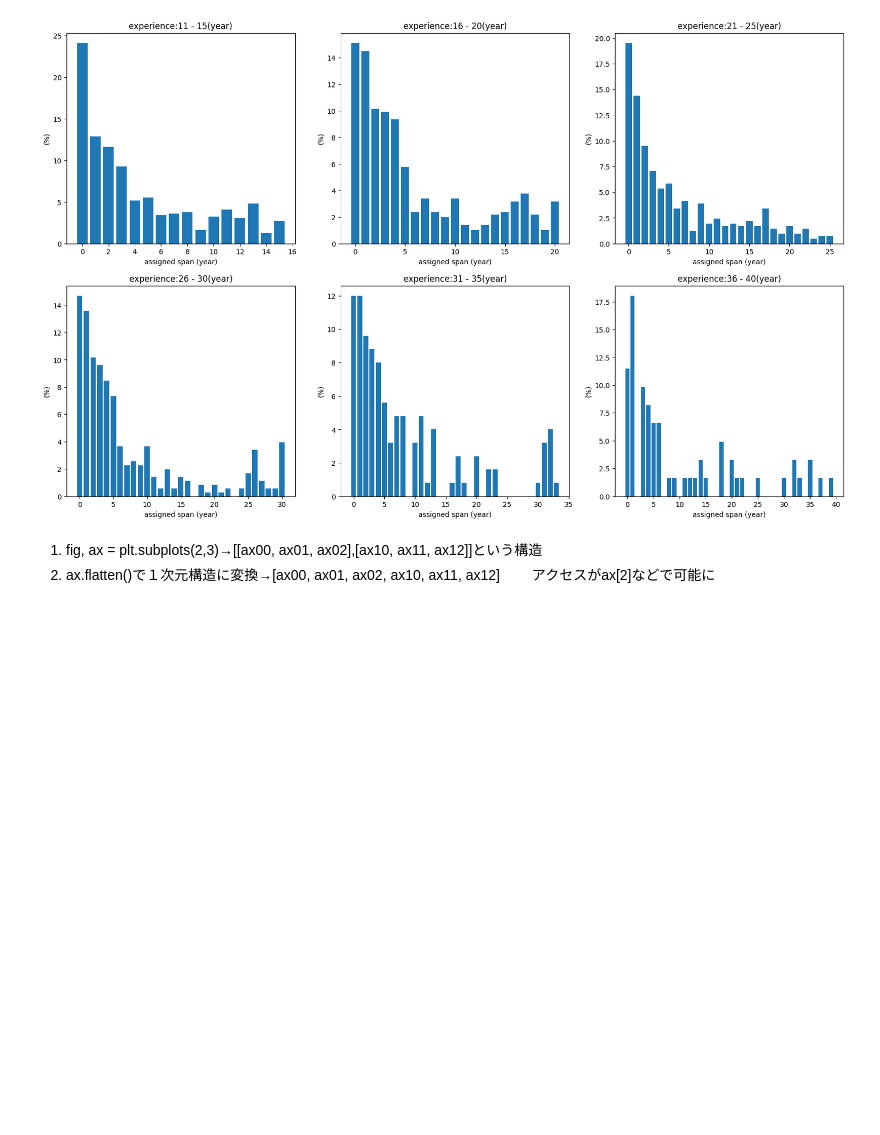
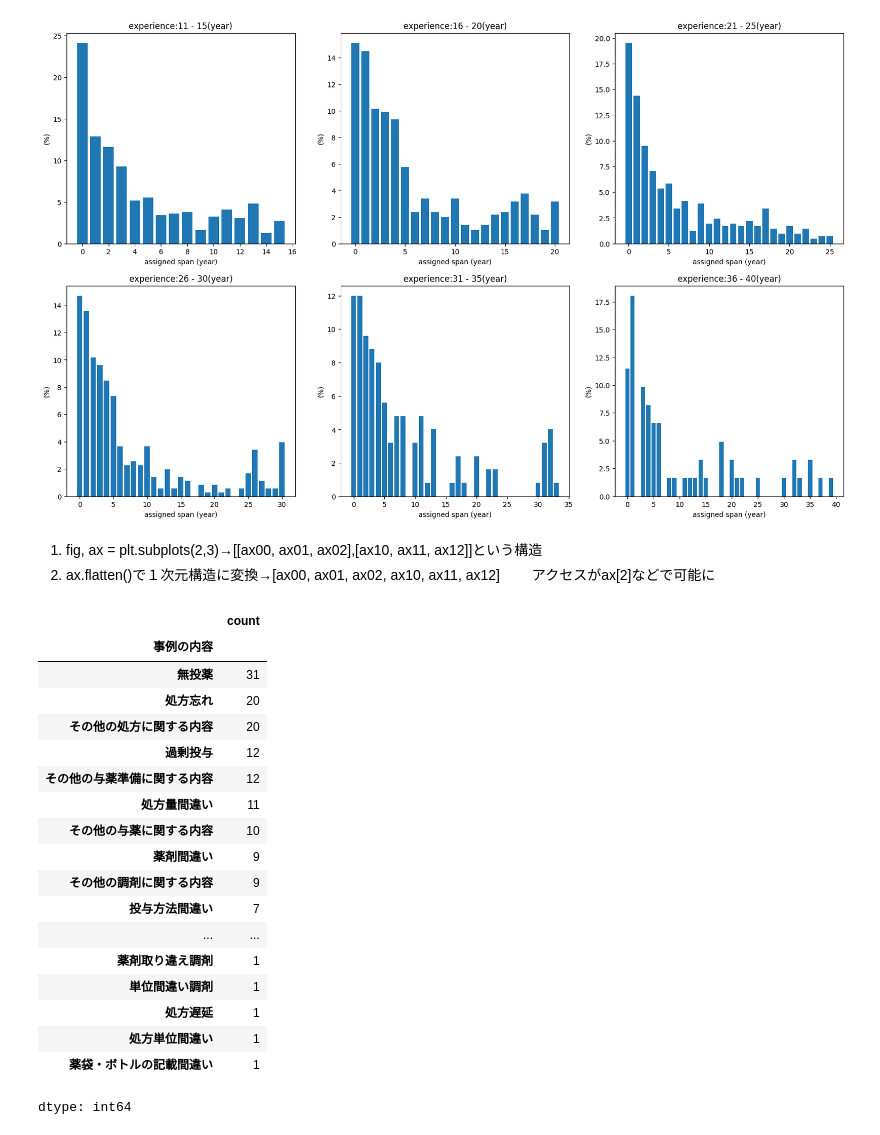
Before and after one commit to maizoh/Project_Shinshu, a Jupyter notebook: Project_Shinshu.ipynb, the cells around one changed output. Cells and saved outputs as stored; diff of their text form; code cells hidden in the pictures; blank space fills up the shorter version.

```diff
--- a/Project_Shinshu.ipynb
+++ b/Project_Shinshu.ipynb
@@ -136,38 +136,6 @@ assignment_ratio.head()
 | 10 | 9.651475 |
 | 3 | 9.115282 |
 dtype: float64
-# %%
-import matplotlib.pyplot as plt
-import numpy as np
-
-for year in range(11,41,5):
-  # 1. データ加工・フィルタリング
-  df_clean["当事者職種経験（年数）_1"] = df_clean["当事者職種経験（年数）_1"].astype(str).str.replace("年","").astype(int)
-  df_clean['当事者部署配属期間（年数）_1'] = df_clean['当事者部署配属期間（年数）_1'].astype(str).str.replace("年","").astype(int)
-
-  filtered_df = df_clean[(df_clean["当事者職種経験（年数）_1"] >= year) & (df_clean["当事者職種経験（年数）_1"] <= year+4)]
-
-  # 2. 比率の集計（ここで比率データを作る）
-  assignment_ratio = filtered_df["当事者部署配属期間（年数）_1"].value_counts(normalize=True) * 100
-
-  # 3. グラフ描画の設定
-  fig, ax = plt.subplots()
-
-  # x軸には「年数（index）」、y軸には「比率（値）」を渡す
-  x = assignment_ratio.index
-  y = assignment_ratio.values
-
-  ax.bar(x,y)
-
-  a=year,year+4
-
-
-  ax.set_xlabel("haizokunensuu")
-  ax.set_ylabel("(%)")
-  plt.title(a)
-
-  print(assignment_ratio)
-  plt.show()
 # %%
 import matplotlib.pyplot as plt
 import numpy as np
@@ -214,0 +185,26 @@ plt.show()
+# %%
+df_instant=df[df['概要']=="薬剤"]
+df_medicine_com=df_instant[df['発生要因_環境・設備機器']=="コンピュータシステム"]
+df_medicine_com.shape
+#med_comは薬剤かつコンピューターが要因
+df_medicine_com["事例の内容"].value_counts()
+# %% [output]
+|  | count |
+| 事例の内容 |  |
+| 無投薬 | 31 |
+| 処方忘れ | 20 |
+| その他の処方に関する内容 | 20 |
+| 過剰投与 | 12 |
+| その他の与薬準備に関する内容 | 12 |
+| 処方量間違い | 11 |
+| その他の与薬に関する内容 | 10 |
+| 薬剤間違い | 9 |
+| その他の調剤に関する内容 | 9 |
+| 投与方法間違い | 7 |
+| ... | ... |
+| 薬剤取り違え調剤 | 1 |
+| 単位間違い調剤 | 1 |
+| 処方遅延 | 1 |
+| 処方単位間違い | 1 |
+| 薬袋・ボトルの記載間違い | 1 |
+dtype: int64
```
Also changed, not shown: parts of 7 cells of this notebook.
